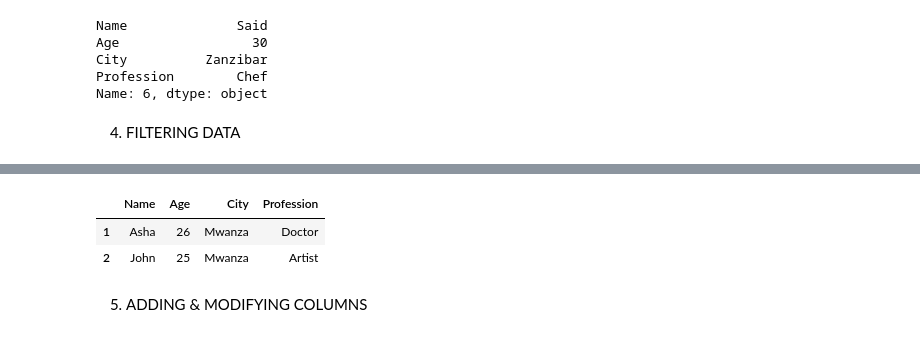
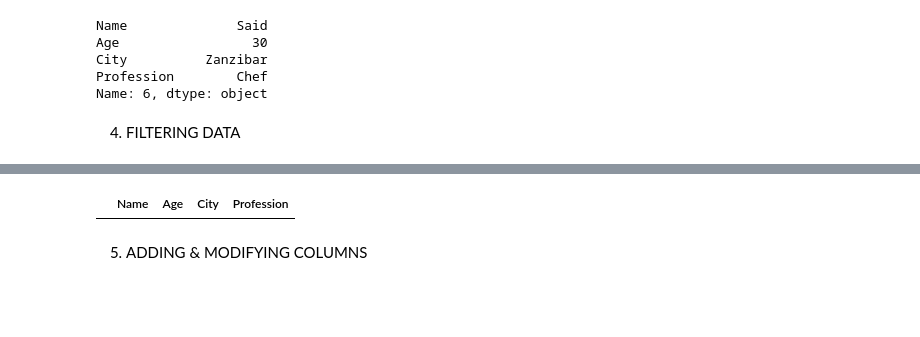
Before and after one commit to mixro/learning-data-structure, a Jupyter notebook: pandas.ipynb, the cells around one changed output, grey strips where cells are left out. Saved outputs shown, nothing was run; the diff lists cells and outputs as text; code cells hidden in the pictures; blank space fills up the shorter version.

```diff
--- a/pandas.ipynb
+++ b/pandas.ipynb
@@ -79,9 +83,7 @@ df[df['Age'] > 24]
 # %%
-df[(df['Age'] > 24) & (df['City'] == 'Mwanza')]
+df[(df['Age'] > 24) & (df['City'] == 'Dar')]
 # %% [output]
 |  | Name | Age | City | Profession |
-| 1 | Asha | 26 | Mwanza | Doctor |
-| 2 | John | 25 | Mwanza | Artist |
 # %% [markdown]
 5. ADDING & MODIFYING COLUMNS
 # %%
```
Also changed, not shown: parts of 2 cells of this notebook.
